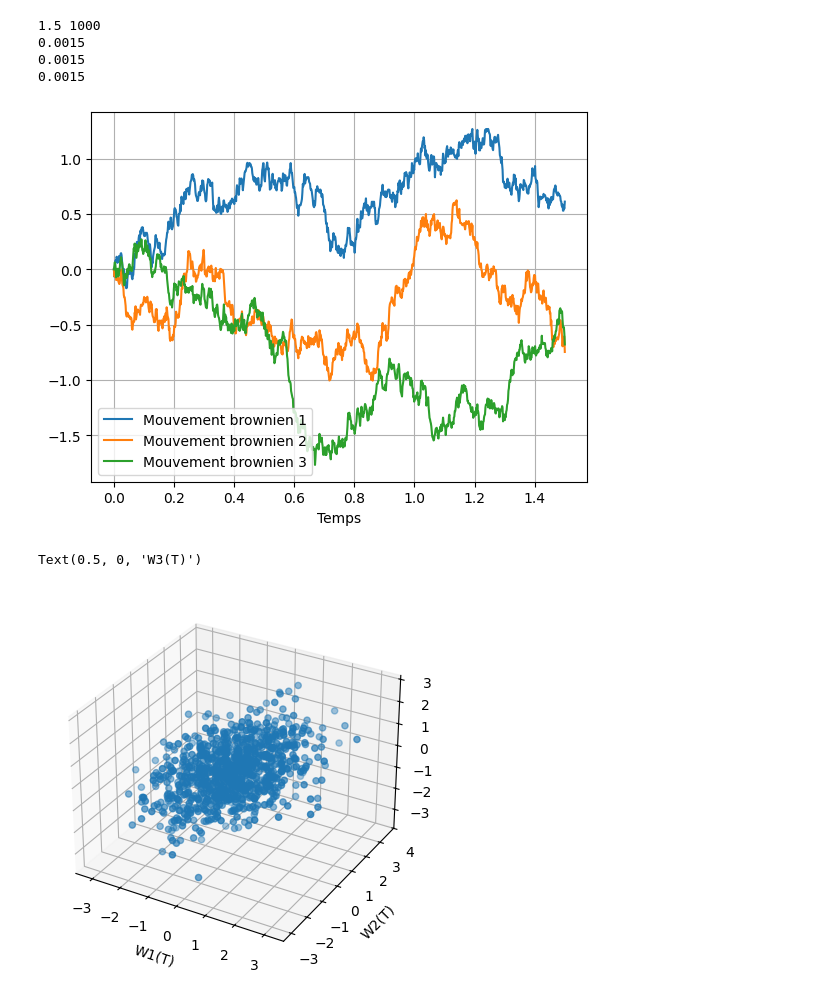
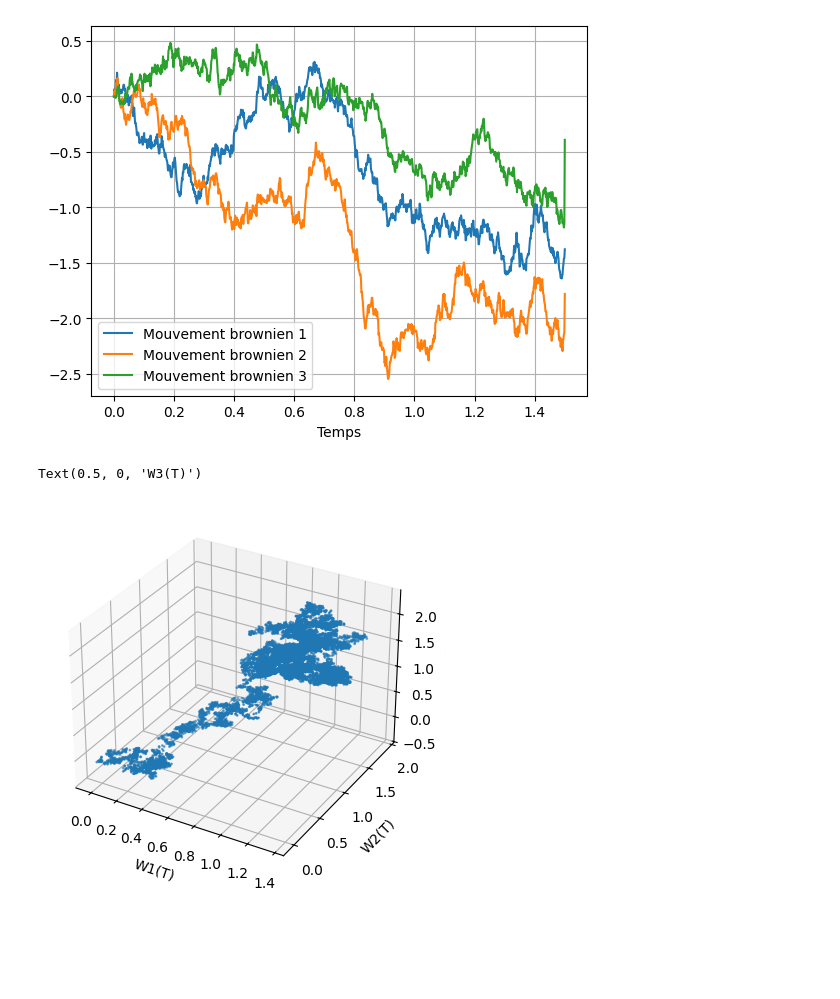
Before and after one commit to quentin-beaurez/Best-of-Options, a Jupyter notebook: BestOf.ipynb, the cells around one changed output. Saved outputs shown, nothing was run; the diff lists cells and outputs as text; code cells hidden in the pictures; blank space fills up the shorter version.

```diff
--- a/BestOf.ipynb
+++ b/BestOf.ipynb
@@ -62,8 +66,5 @@ plt.show()
 # %%
 # Simulation des trajectoires Mouvement Bornien Standards Corrélés
-T = 1.5   # Temps final
-N = 1000  # Nombre de pas de temps
-#rho = 0.3
 
 def mouvement_brownien_corr(T,N,rho = 0.3) :
     Gamma = np.linalg.cholesky([[1,rho,rho],
@@ -90,33 +91,19 @@ plt.legend()
 plt.grid()
 plt.show()
 # %% [output]
-1.5 1000
-0.0015
-0.0015
-0.0015
-[figure, old version]
+[figure, new version]
 # %%
 # Simulation du vecteur gaussien (W1(T), W2(T), W3(T)), centré, de matrice de var-cov Gamma
-N = 1000
-W = normal_standard(3, N)
 
-rho = 0.3
-Gamma = [[1,rho,rho],
-         [rho,1,rho],
-         [rho,rho,1]]
-
-A = np.linalg.cholesky(Gamma)
-
-B = A @ W
-
+[W1,W2,W3] = mouvement_brownien_corr(T,10000)
 fig = plt.figure()
 ax=fig.add_subplot(projection='3d')
 
-ax.scatter(B[0], B[1], B[2])
+ax.scatter(W1,W2,W3,s=1)
 
 ax.set_xlabel('W1(T)')
 ax.set_ylabel('W2(T)')
 ax.set_zlabel('W3(T)')
 # %% [output]
 Text(0.5, 0, 'W3(T)')
-[figure, old version]
+[figure, new version]
```
Also changed, not shown: parts of 13 cells of this notebook.
